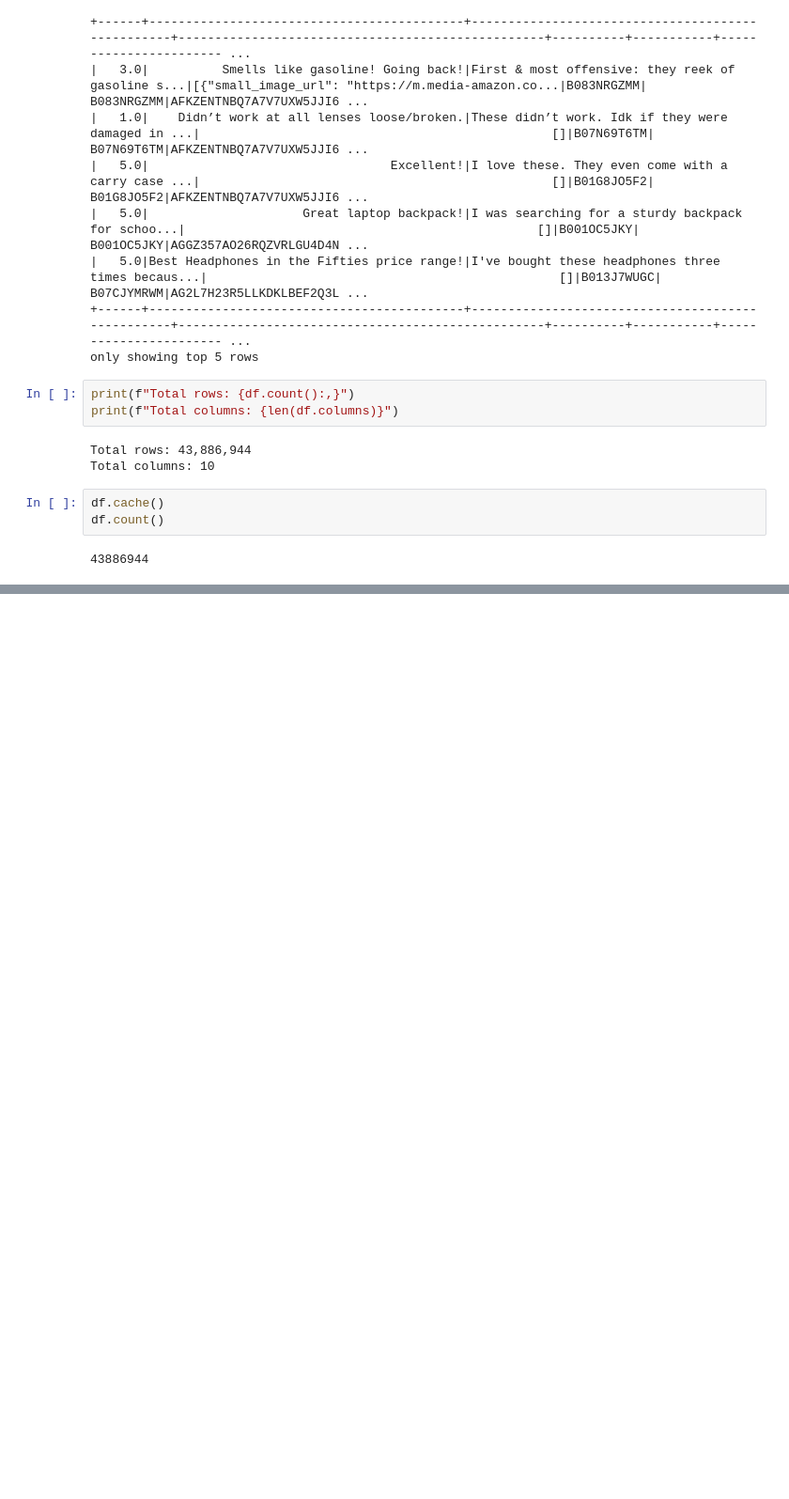
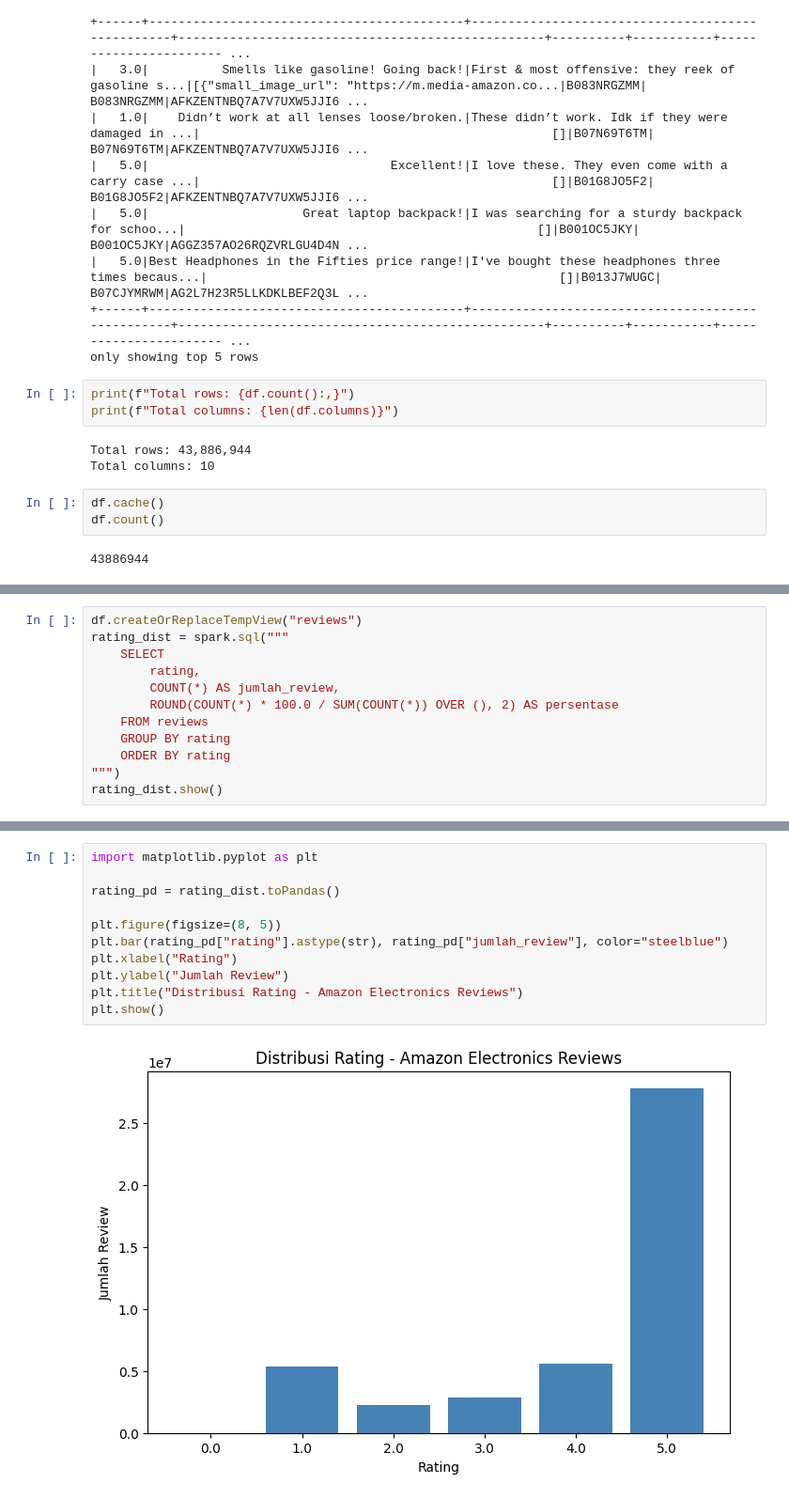
Before and after one commit to Ariqueeezz/Enterprise-Brand-Sentiment-and-Campaign-Analytics-Pipeline, a Jupyter notebook: EBSCAP_1_EBSCAP_2.ipynb, the cells around one changed output, grey strips where cells are left out. Shown at 94% size. Drawn from its saved outputs; the diff is of its cells as text; blank space fills up the shorter version.

```diff
--- a/EBSCAP_1_EBSCAP_2.ipynb
+++ b/EBSCAP_1_EBSCAP_2.ipynb
@@ -173,0 +169,12 @@ df.count()
+# %%
+df.createOrReplaceTempView("reviews")
+rating_dist = spark.sql("""
+    SELECT
+        rating,
+        COUNT(*) AS jumlah_review,
+        ROUND(COUNT(*) * 100.0 / SUM(COUNT(*)) OVER (), 2) AS persentase
+    FROM reviews
+    GROUP BY rating
+    ORDER BY rating
+""")
+rating_dist.show()
@@ -173,0 +264,13 @@ df.count()
+# %%
+import matplotlib.pyplot as plt
+
+rating_pd = rating_dist.toPandas()
+
+plt.figure(figsize=(8, 5))
+plt.bar(rating_pd["rating"].astype(str), rating_pd["jumlah_review"], color="steelblue")
+plt.xlabel("Rating")
+plt.ylabel("Jumlah Review")
+plt.title("Distribusi Rating - Amazon Electronics Reviews")
+plt.show()
+# %% [output]
+[figure, added]
```
Also changed, not shown: parts of 9 cells of this notebook.
